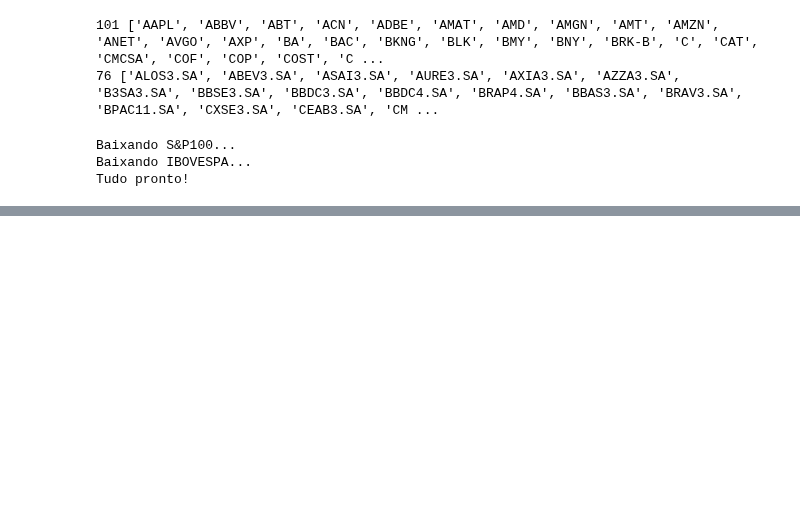
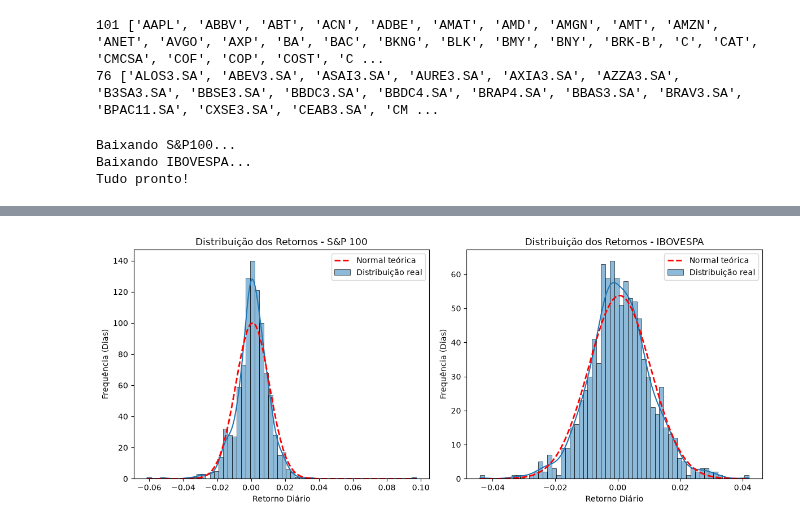
Before and after one commit to LeonardoDias2002/bootcamp_datascience, a Jupyter notebook: limpeza_dados/Finor_data_cleaning.ipynb, the cells around one changed output, grey strips where cells are left out. Saved outputs shown, nothing was run; the diff lists cells and outputs as text; code cells hidden in the pictures; blank space fills up the shorter version.

```diff
--- a/limpeza_dados/Finor_data_cleaning.ipynb
+++ b/limpeza_dados/Finor_data_cleaning.ipynb
@@ -297,0 +329,69 @@ dtype: int64
+# %%
+# ══════════════════════════════════════════════════════
+# Gráfico de distribuição de retornos vs. curva normal
+# ══════════════════════════════════════════════════════
+plt.figure(figsize=(12, 5))
+
+
+# Retornos do índice S&P100
+plt.subplot(1, 2, 1) # divides the figure in 1 row and 2 columns, and selects the first plot (the left side) as the active drawing area
+sns.histplot(ret_idx_sp, bins=60, kde=True, color='navy',label='Distribuição real')
+mu, sigma = ret_idx_sp["^OEX"].mean(), ret_idx_sp["^OEX"].std()
+x = np.linspace(ret_idx_sp.min(), ret_idx_sp.max(), 100)
+pdf = (1 / (sigma * np.sqrt(2 * np.pi))) * np.exp(-0.5 * ((x - mu) / sigma) ** 2) # Fórmula da densidade de probabilidade da Normal
+fator_escala = len(ret_idx_sp["^OEX"]) * (ret_idx_sp["^OEX"].max() - ret_idx_sp["^OEX"].min()) / 60
+plt.plot(x, pdf * fator_escala, 'r--', lw=2, label='Normal teórica') # Adiciona curva normal teórica
+plt.title('Distribuição dos Retornos - S&P 100')
+plt.xlabel('Retorno Diário')
+plt.ylabel('Frequência (Dias)')
+plt.legend()
+
+plt.subplot(1, 2, 2)
+sns.histplot(ret_idx_ib, bins=60, kde=True, color='green', label='Distribuição real')
+mu2, sigma2 = ret_idx_ib["^BVSP"].mean(), ret_idx_ib["^BVSP"].std()
+x2 = np.linspace(ret_idx_ib.min(), ret_idx_ib.max(), 100)
+pdf2 = (1 / (sigma2 * np.sqrt(2 * np.pi))) * np.exp(-0.5 * ((x2 - mu2) / sigma2) ** 2) #Calculando a densidade de probabilidade da Normal
+fator_escala2 = len(ret_idx_ib["^BVSP"]) * (ret_idx_ib["^BVSP"].max() - ret_idx_ib["^BVSP"].min()) / 60
+plt.plot(x2, pdf2 * fator_escala2, 'r--', lw=2, label='Normal teórica') # Adiciona curva normal teórica
+
+
+plt.title('Distribuição dos Retornos - IBOVESPA')
+plt.xlabel('Retorno Diário')
+plt.ylabel('Frequência (Dias)')
+plt.legend()
+
+plt.tight_layout()
+plt.savefig('distribuicao_retornos.png', dpi=150)
+plt.show()
+
+# ══════════════════════════════════════════════════════
+# CÁLCULO E EXIBIÇÃO DA ASSIMETRIA E CURTOSE
+# ══════════════════════════════════════════════════════
+
+# Assimetria (Skewness)
+skew_sp = ret_idx_sp["^OEX"].skew()
+skew_ib = ret_idx_ib["^BVSP"].skew()
+
+# Curtose em Excesso (Kurtosis)
+kurt_sp = ret_idx_sp["^OEX"].kurtosis()
+kurt_ib = ret_idx_ib["^BVSP"].kurtosis()
+
+
+print("       ANÁLISE ESTATÍSTICA DE RISCO E DISTRIBUIÇÃO")
+print("\n--- ASSIMETRIA (SKEWNESS) ---")
+print(f"S&P 100:  {skew_sp:.2f}  (Normal = 0)")
+print(f"IBOVESPA: {skew_ib:.2f}  (Normal = 0)")
+
+print("\n--- CURTOSE EM EXCESSO (KURTOSIS) ---")
+print(f"S&P 100:  {kurt_sp:.2f}  (Normal = 0)")
+print(f"IBOVESPA: {kurt_ib:.2f}  (Normal = 0)")
+print("=" * 55)
+
+# INTERPRETAÇÃO FINANCEIRA
+print("\n🔍 INTERPRETAÇÃO DOS RESULTADOS:")
+print("• Curtose > 0 (Fat Tails): Ambos os índices apresentam caudas gordas.")
+print("  Eventos extremos (choques e crises) ocorrem com frequência superior à prevista pela distribuição Normal.")
+print("• Assimetria < 0 (Negative Skew): Distribuição levemente inclinada à esquerda.")
+print("  Indica probabilidade maior de variações negativas intensas (quedas repentinas) do que de altas extremas.")
+# %% [output]
+[figure, added]
```
Also changed, not shown: parts of 18 cells of this notebook, 14 other files.
